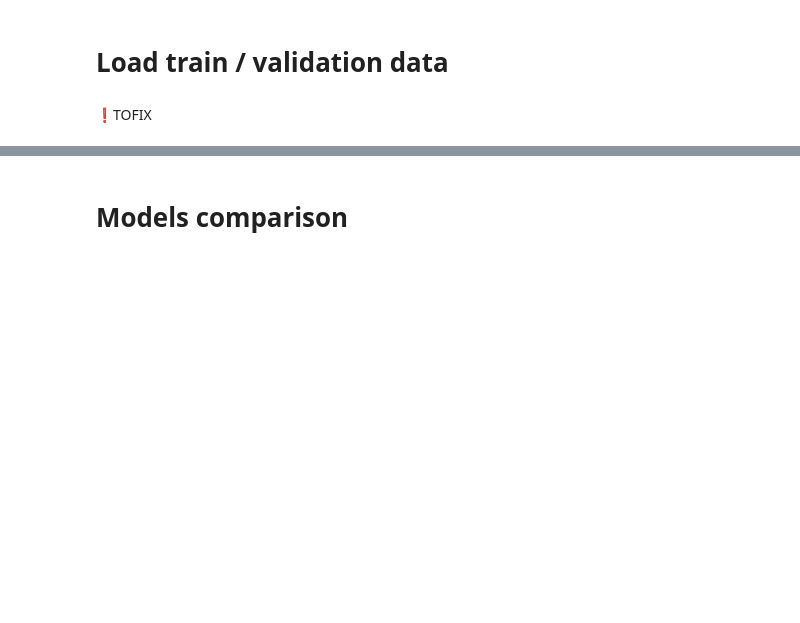
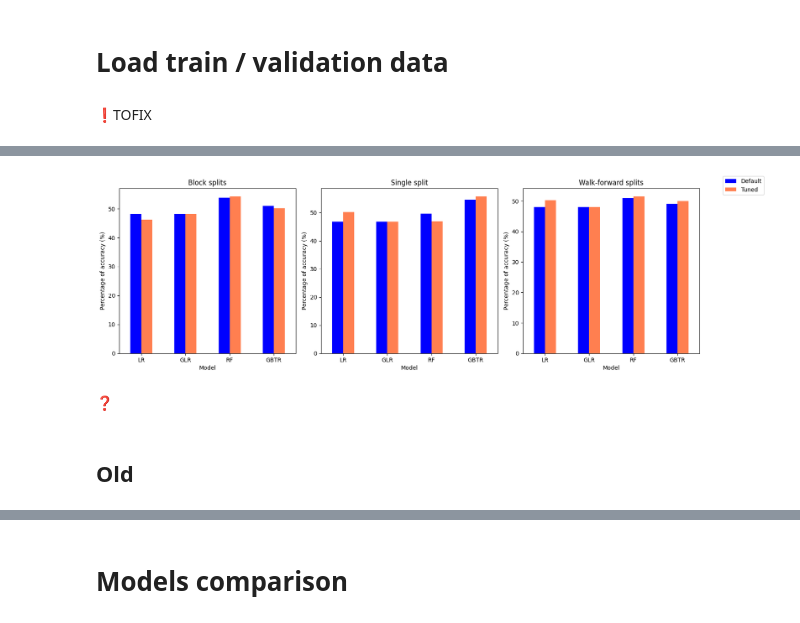
Before and after one commit to CorsiDanilo/bitcoin-price-prediction-with-pyspark, a Jupyter notebook: notebooks/6-final-scores.ipynb, the cells around one changed output, grey strips where cells are left out. Drawn from its saved outputs; the diff is of its cells as text; code cells hidden in the pictures; blank space fills up the shorter version.

```diff
--- a/notebooks/6-final-scores.ipynb
+++ b/notebooks/6-final-scores.ipynb
@@ -195,3 +337,24 @@ train_valid_accuracy
+# %%
+fig, axs = plt.subplots(1, 3, figsize=(15, 5))
+axs = axs.flatten()
+
+grouped = train_valid_accuracy_copy.groupby('Splitting')
+for (name, group), ax in zip(grouped, axs):
+    bar_plot = group.plot.bar(x='Model', title=name, ax=ax, legend=False, color=colors)
+    bar_plot.set_xticklabels(bar_plot.get_xticklabels(), rotation=0)
+    bar_plot.set_ylabel('Percentage of accuracy (%)')
+
+fig.legend(legend, loc='upper right', bbox_to_anchor=(1.1, 1))
+
+plt.tight_layout()
+plt.yscale('linear')
+plt.show()
+# %% [output]
+[figure, added]
+# %% [markdown]
+❓
+# %% [markdown]
+## Old
 # %%
 default_mask = train_valid_results['Type'].str.contains('default_norm|default')
 tuned_mask = train_valid_results['Type'].str.contains('final|tuned|cross_val')
```
Also changed, not shown: parts of 17 cells of this notebook, 1 other file.
